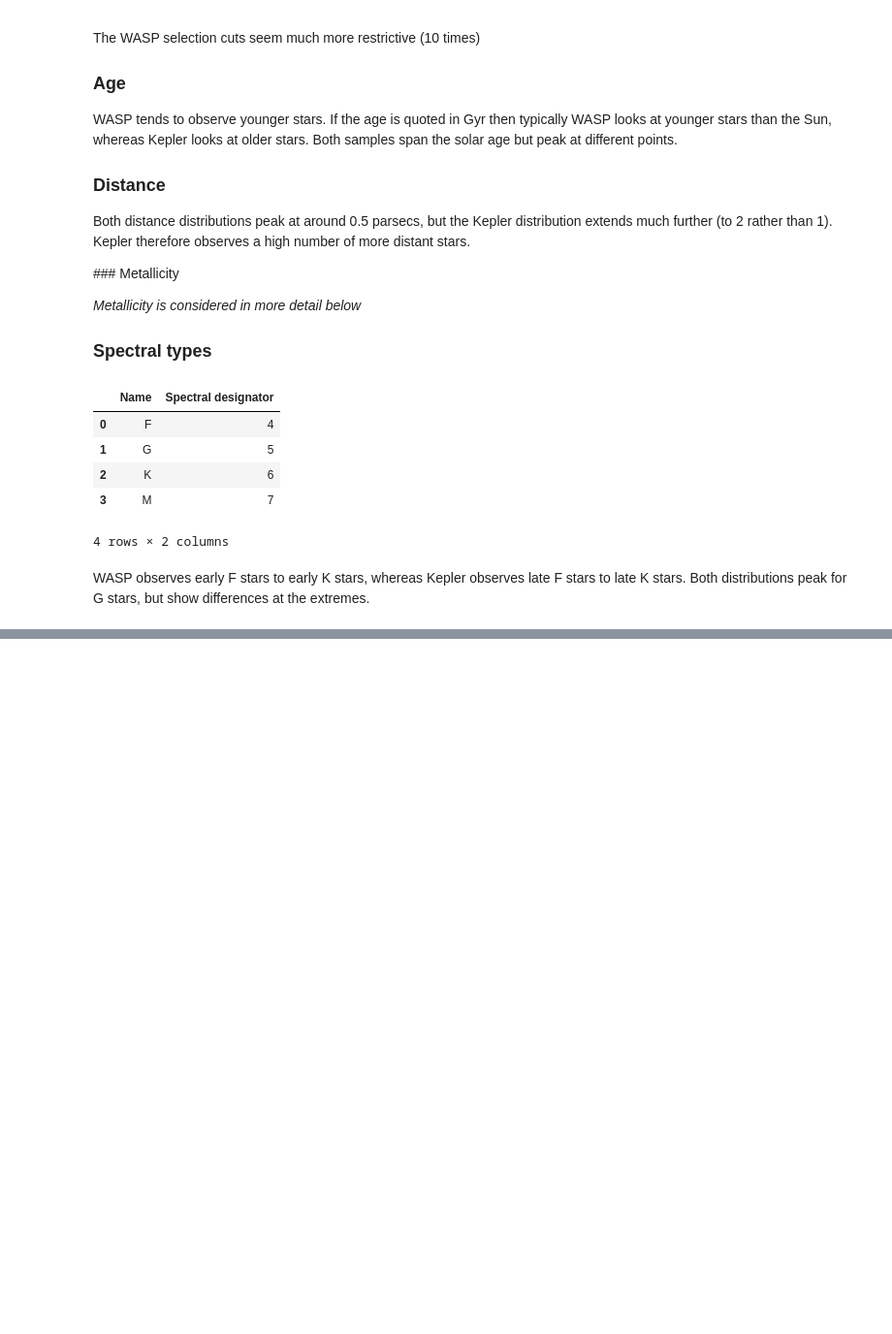
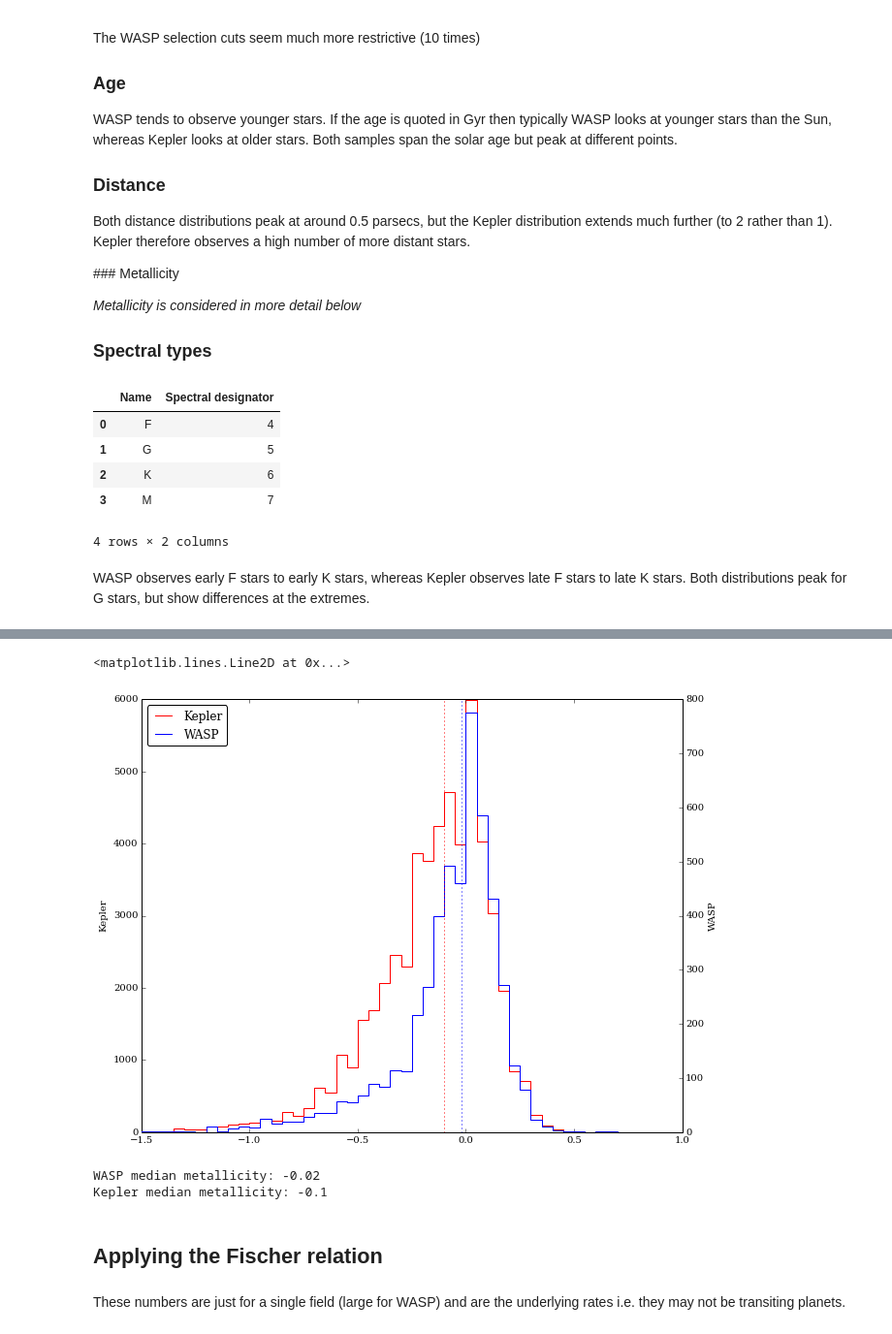
Before and after one commit to mindriot101/kepler-besancon-field, a Jupyter notebook: Kepler Field.ipynb, the cells around one changed output, grey strips where cells are left out. Shown at 97% size. Saved outputs shown, nothing was run; the diff lists cells and outputs as text; code cells hidden in the pictures; blank space fills up the shorter version.

Commit message:
Adding fischer relation

```diff
--- a/Kepler Field.ipynb
+++ b/Kepler Field.ipynb
@@ -160,0 +188,18 @@ WASP observes early F stars to early K stars, whereas Kepler observes late F sta
+# %%
+kepler_metal, edges = histogram(kepler.metal, bins=50, range=(-1.5, 1.0))
+wasp_metal, _ = histogram(wasp.metal, bins=edges, range=(-1.5, 1.0))
+
+kepler_metal = append(kepler_metal, 0)
+wasp_metal = append(wasp_metal, 0)
+# %%
+l1 = plot(edges, kepler_metal, 'r-', drawstyle='steps-post', label='Kepler')[0]
+ylabel(r'Kepler')
+twinx()
+l2 = plot(edges, wasp_metal, 'b-', drawstyle='steps-post', label='WASP')[0]
+ylabel(r'WASP')
+legend([l1, l2], ['Kepler', 'WASP'], loc='upper left')
+axvline(wasp.metal.median(), color='b', ls=':')
+axvline(kepler.metal.median(), color='r', ls=":")
+# %% [output]
+<matplotlib.lines.Line2D at 0x...>
+[figure, added]
@@ -160,0 +214,10 @@ WASP observes early F stars to early K stars, whereas Kepler observes late F sta
+# %%
+print "WASP median metallicity: {}".format(wasp.metal.median())
+print "Kepler median metallicity: {}".format(kepler.metal.median())
+# %% [output]
+WASP median metallicity: -0.02
+Kepler median metallicity: -0.1
+# %% [markdown]
+## Applying the Fischer relation
+# %% [markdown]
+These numbers are just for a single field (large for WASP) and are the underlying rates i.e. they may not be transiting planets.
```
Also changed, not shown: parts of 6 cells of this notebook.
